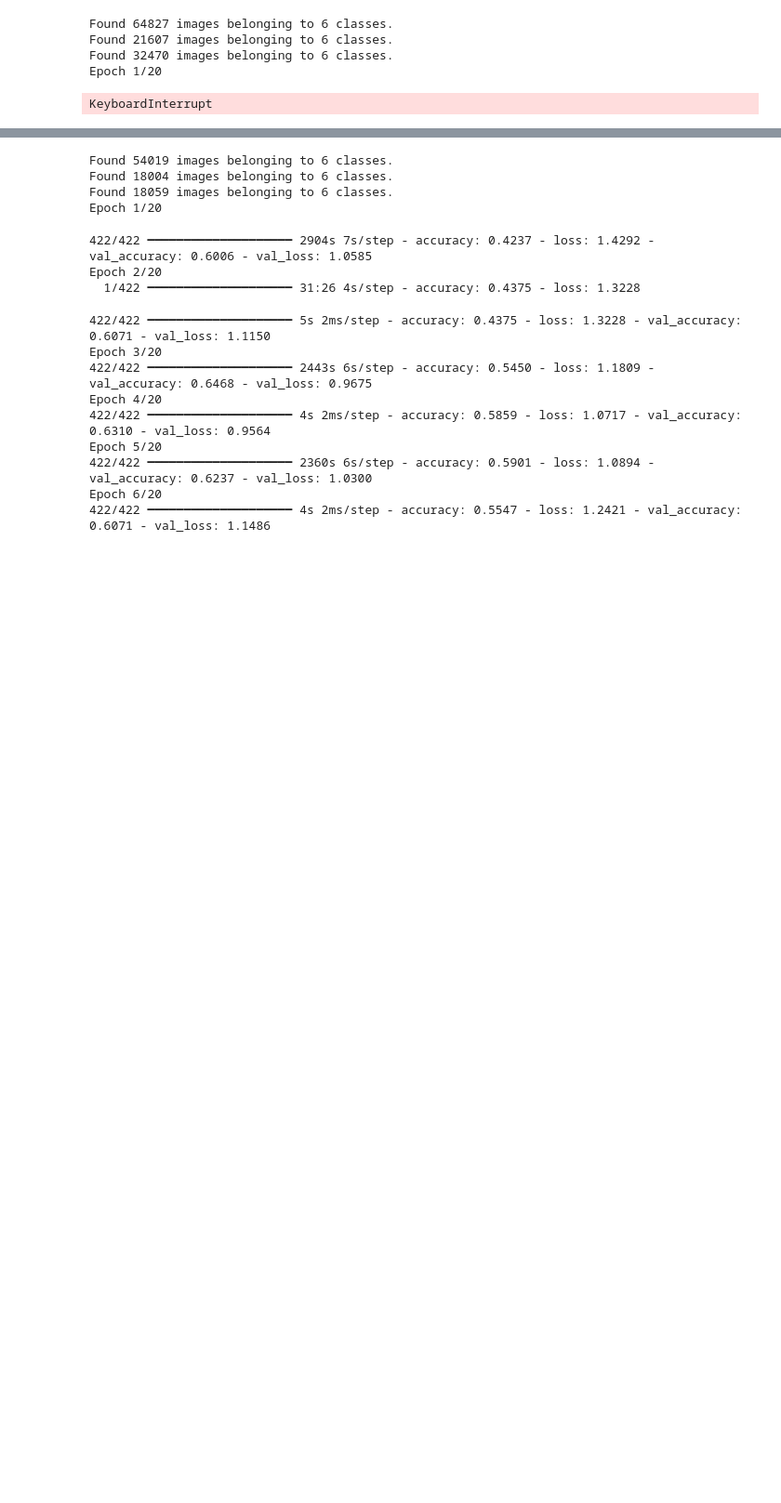
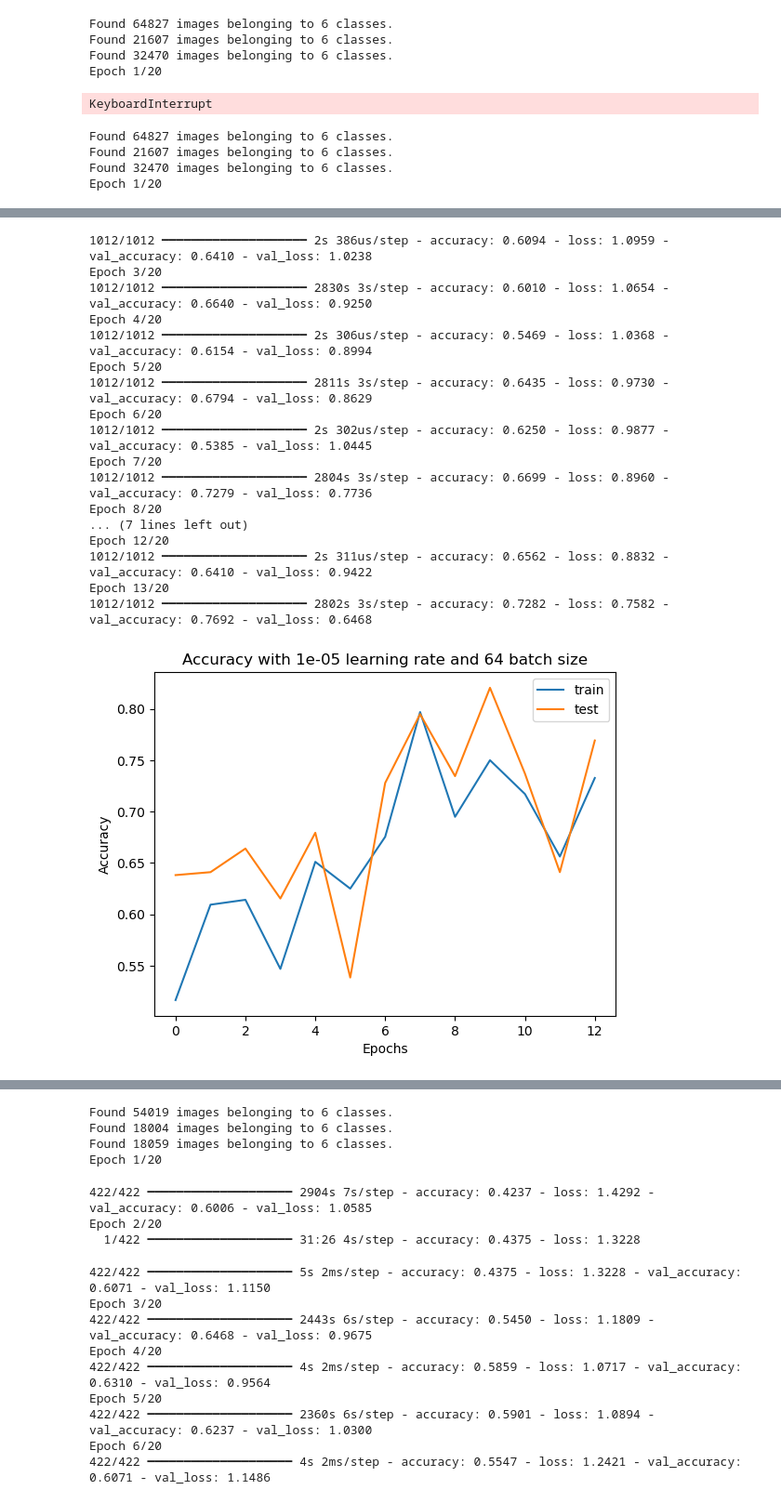
Before and after one commit to khanhtrinh301103/Assignment2_MachineLearning, a Jupyter notebook: Task 1.ipynb, the cells around one changed output, grey strips where cells are left out. Shown at 93% size. Cells and saved outputs as stored; diff of their text form; code cells hidden in the pictures; blank space fills up the shorter version.

```diff
--- a/Task 1.ipynb
+++ b/Task 1.ipynb
@@ -466,10 +466,10 @@ test64_generator = test_data_gen.flow_from_directory(
 for learning_rate in lr_boundary:
     model = CNN_lR_batch(learning_rate, 6)
     tracking = model.fit(
-    train_generator64,
+    train64_generator,
     steps_per_epoch=train64_generator.n // 64,
     validation_data=valid64_generator,
-    validation_steps=valid_64generator.n // 64,
+    validation_steps=valid64_generator.n // 64,
     epochs=20,
     verbose=1, callbacks=[escape_for_loop]
     )
@@ -482,3 +482,8 @@ for learning_rate in lr_boundary:
     plt.legend(['train', 'test'])
     plt.show()
     models.append(model)
+# %% [output]
+Found 64827 images belonging to 6 classes.
+Found 21607 images belonging to 6 classes.
+Found 32470 images belonging to 6 classes.
+Epoch 1/20
@@ -484,0 +493,18 @@ for learning_rate in lr_boundary:
+1012/1012 ━━━━━━━━━━━━━━━━━━━━ 2s 386us/step - accuracy: 0.6094 - loss: 1.0959 - val_accuracy: 0.6410 - val_loss: 1.0238
+Epoch 3/20
+1012/1012 ━━━━━━━━━━━━━━━━━━━━ 2830s 3s/step - accuracy: 0.6010 - loss: 1.0654 - val_accuracy: 0.6640 - val_loss: 0.9250
+Epoch 4/20
+1012/1012 ━━━━━━━━━━━━━━━━━━━━ 2s 306us/step - accuracy: 0.5469 - loss: 1.0368 - val_accuracy: 0.6154 - val_loss: 0.8994
+Epoch 5/20
+1012/1012 ━━━━━━━━━━━━━━━━━━━━ 2811s 3s/step - accuracy: 0.6435 - loss: 0.9730 - val_accuracy: 0.6794 - val_loss: 0.8629
+Epoch 6/20
+1012/1012 ━━━━━━━━━━━━━━━━━━━━ 2s 302us/step - accuracy: 0.6250 - loss: 0.9877 - val_accuracy: 0.5385 - val_loss: 1.0445
+Epoch 7/20
+1012/1012 ━━━━━━━━━━━━━━━━━━━━ 2804s 3s/step - accuracy: 0.6699 - loss: 0.8960 - val_accuracy: 0.7279 - val_loss: 0.7736
+Epoch 8/20
+... (7 lines left out)
+Epoch 12/20
+1012/1012 ━━━━━━━━━━━━━━━━━━━━ 2s 311us/step - accuracy: 0.6562 - loss: 0.8832 - val_accuracy: 0.6410 - val_loss: 0.9422
+Epoch 13/20
+1012/1012 ━━━━━━━━━━━━━━━━━━━━ 2802s 3s/step - accuracy: 0.7282 - loss: 0.7582 - val_accuracy: 0.7692 - val_loss: 0.6468
+[figure, added]
```
Also changed, not shown: parts of 1 cell of this notebook.
